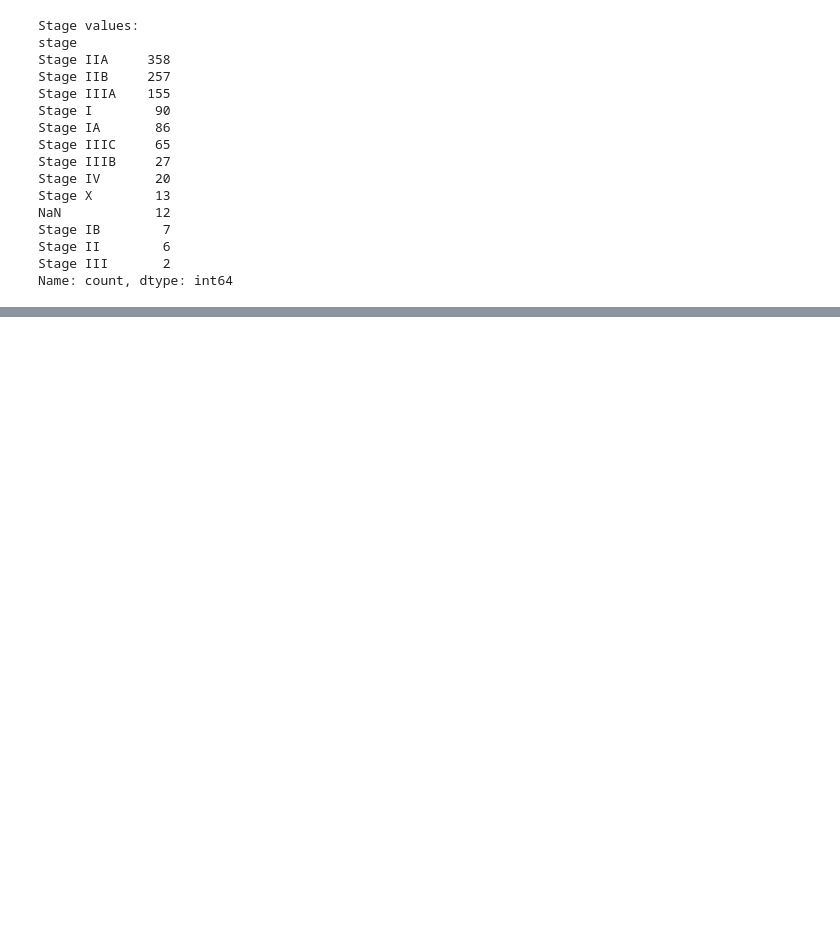
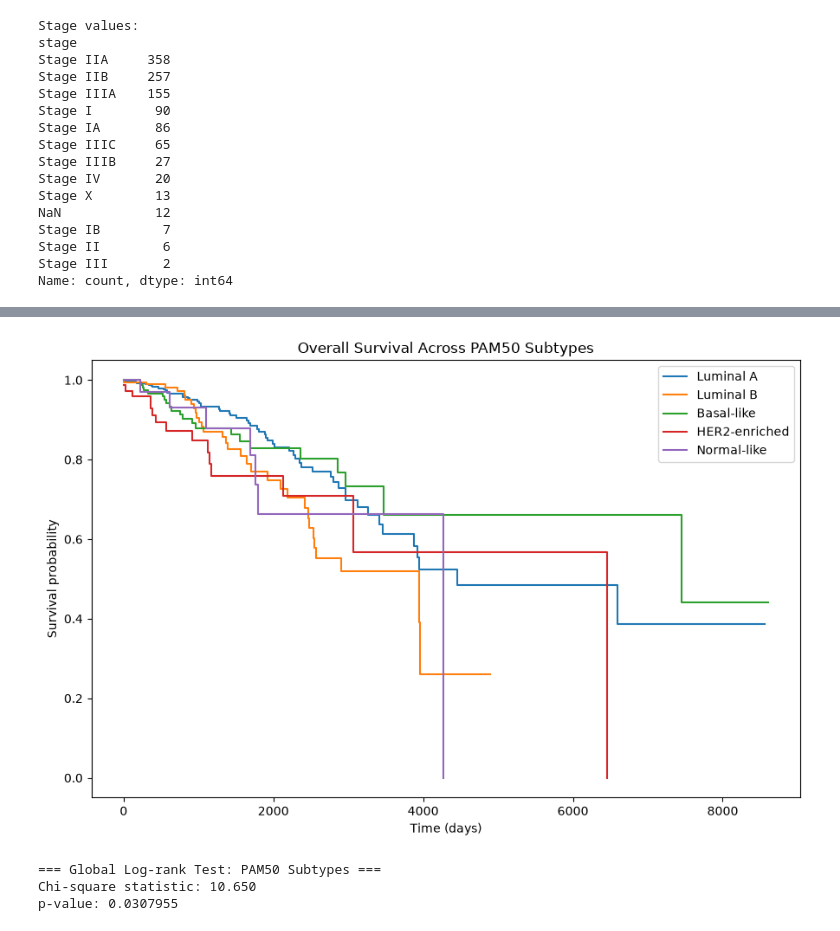
Before and after one commit to Eurus-07/Cancer-Informatics-Portfolio, a Jupyter notebook: 01_TCGA_BRCA/notebooks/05_molecular_subtype_analysis.ipynb, the cells around one changed output, grey strips where cells are left out. Drawn from its saved outputs; the diff is of its cells as text; code cells hidden in the pictures; blank space fills up the shorter version.

```diff
--- a/01_TCGA_BRCA/notebooks/05_molecular_subtype_analysis.ipynb
+++ b/01_TCGA_BRCA/notebooks/05_molecular_subtype_analysis.ipynb
@@ -672,0 +918,52 @@ Name: count, dtype: int64
+# %%
+from lifelines import KaplanMeierFitter
+import matplotlib.pyplot as plt
+
+kmf = KaplanMeierFitter()
+
+plt.figure(figsize=(9, 6))
+
+for subtype in subtype_order:
+    subset = survival_subtype_df[
+        survival_subtype_df["pam50_subtype"] == subtype
+    ]
+
+    kmf.fit(
+        durations=subset["overall_survival_days"],
+        event_observed=subset["overall_survival_event"],
+        label=subtype
+    )
+
+    kmf.plot_survival_function(ci_show=False)
+
+plt.title("Overall Survival Across PAM50 Subtypes")
+plt.xlabel("Time (days)")
+plt.ylabel("Survival probability")
+
+plt.tight_layout()
+
+plt.savefig(
+    FIGURES_DIR / "overall_survival_by_pam50_subtype.png",
+    dpi=300,
+    bbox_inches="tight"
+)
+
+plt.show()
+# %% [output]
+[figure, added]
+# %%
+from lifelines.statistics import multivariate_logrank_test
+
+logrank_result = multivariate_logrank_test(
+    survival_subtype_df["overall_survival_days"],
+    survival_subtype_df["pam50_subtype"],
+    survival_subtype_df["overall_survival_event"]
+)
+
+print("=== Global Log-rank Test: PAM50 Subtypes ===")
+print(f"Chi-square statistic: {logrank_result.test_statistic:.3f}")
+print(f"p-value: {logrank_result.p_value:.6g}")
+# %% [output]
+=== Global Log-rank Test: PAM50 Subtypes ===
+Chi-square statistic: 10.650
+p-value: 0.0307955
```
Also changed, not shown: parts of 16 cells of this notebook.
